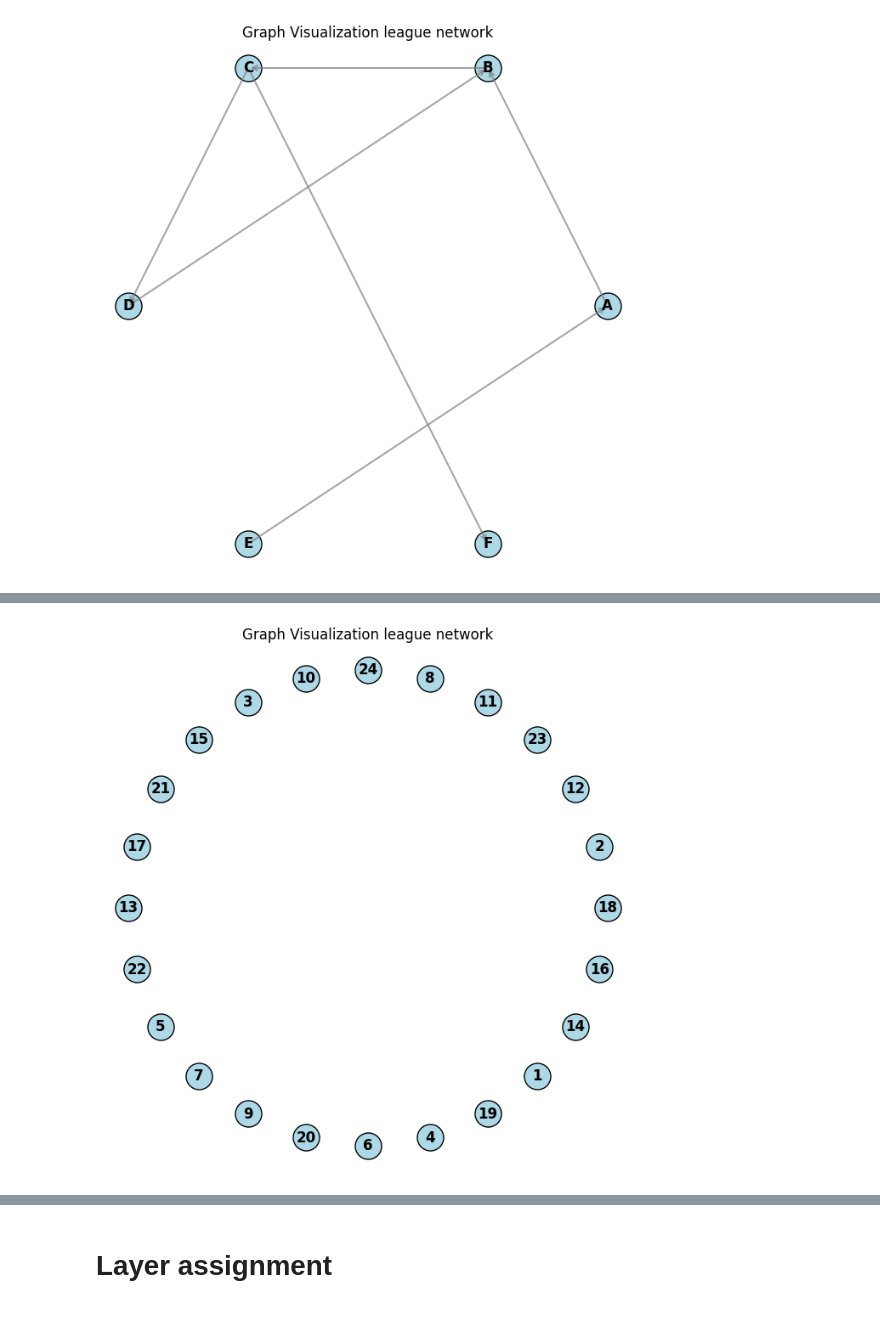
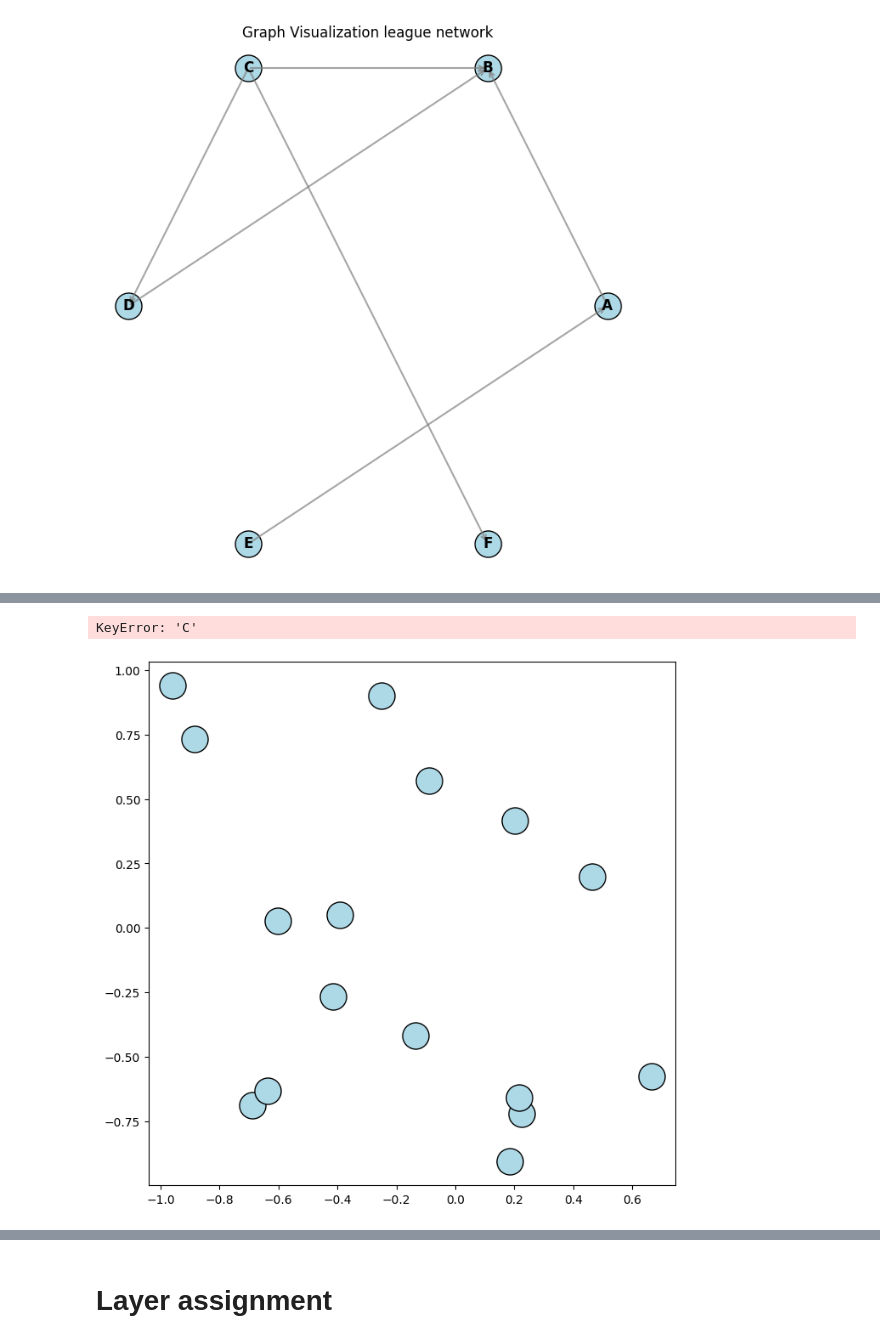
Before and after one commit to Prat2420/Data-Visualization-CurryPasta, a Jupyter notebook: Notebooks/step4_v1.ipynb, the cells around one changed output, grey strips where cells are left out. Saved outputs shown, nothing was run; the diff lists cells and outputs as text; code cells hidden in the pictures.

```diff
--- a/Notebooks/step4_v1.ipynb
+++ b/Notebooks/step4_v1.ipynb
@@ -327,6 +327,13 @@ def eades_lin_smith_fas(nodes, edges):
             del graph[max_diff_node]
 
     return A, A_reverse
+
+def reversed_edges(A, A_reverse):
+    """Return the reversed edges."""
+    A_reversed = [(dst, src) for src, dst in A_reverse]
+    final_reversed = A_reversed + A
+
+    return final_reversed
 # %%
 # example graph.
 test_nodes = ['A', 'B', 'C', 'D', 'E', 'F']
@@ -397,5 +364,8 @@ circular_visualize_graph(nodes_9, A_reverse)
-# %%
-A, A_reverse = eades_lin_smith_fas(nodes, A)
-circular_visualize_graph(nodes_9, A_reverse)
-# %% [output]
-[figure, removed]
+# %%
+# algorithm test
+A, A_reverse = eades_lin_smith_fas(test_nodes, test_edges)
+final_edges = reversed_edges(A, A_reverse)
+random_visualize_graph(nodes, final_edges)
+# %% [output]
+KeyError: 'C'
+[figure, added]
```
Also changed, not shown: parts of 15 cells of this notebook, 1 other file.
